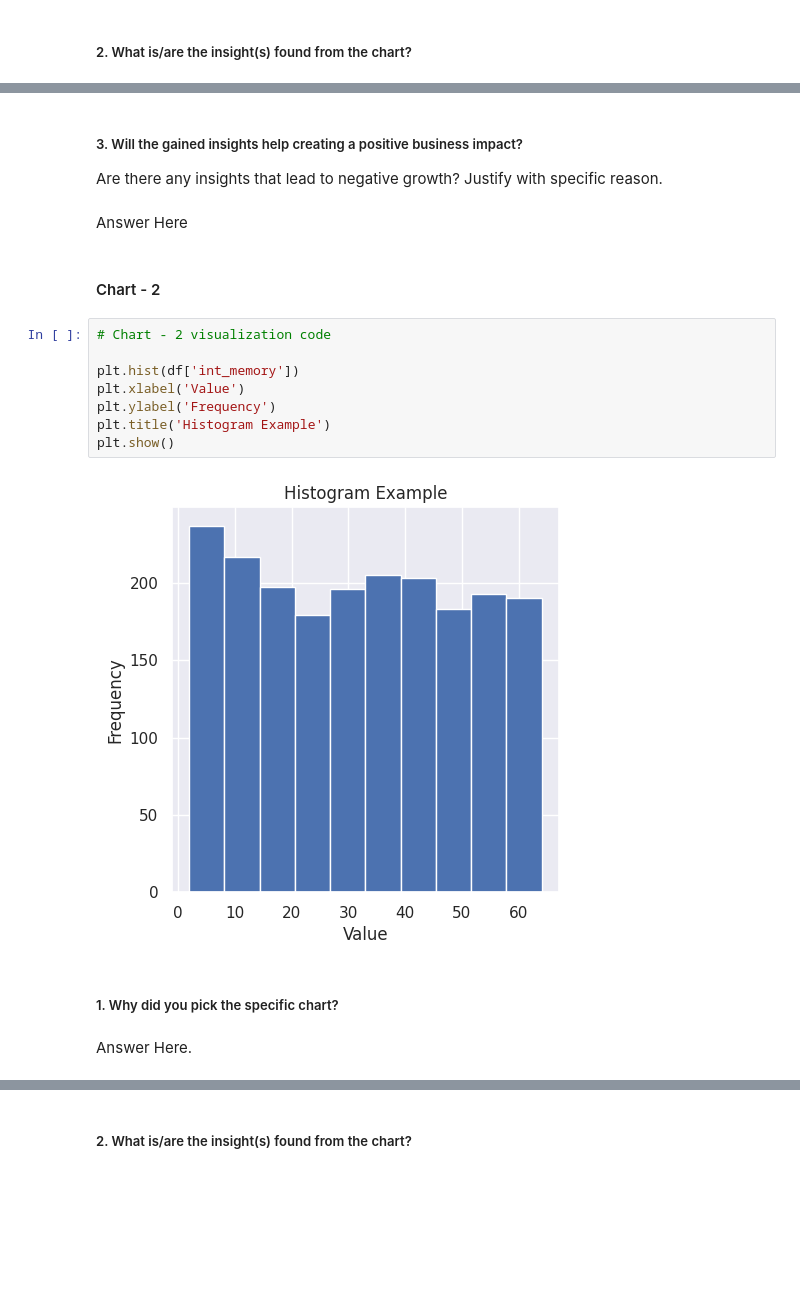
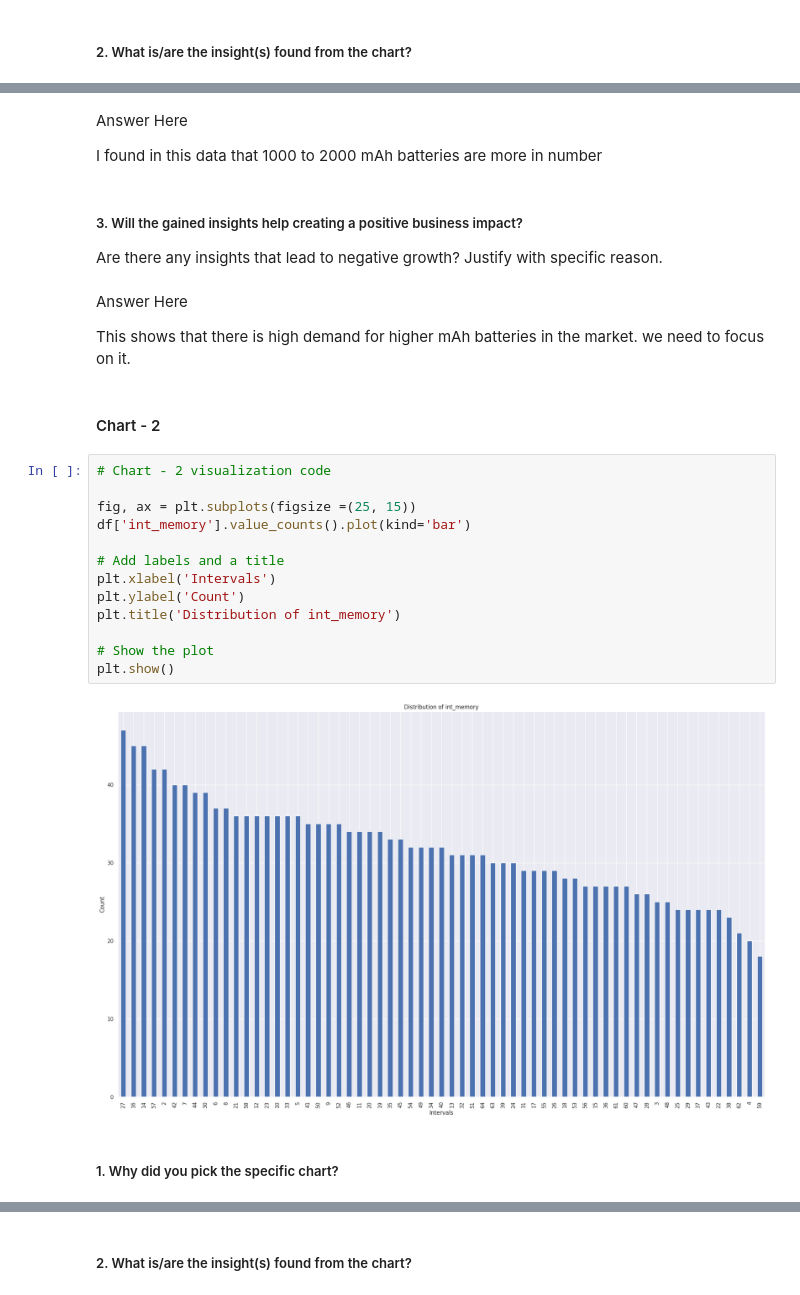
Before and after one commit to Manoharjha333/Mobile-price-range-prediction-classification, a Jupyter notebook: Mobile_price_range_prediction_classification.ipynb, the cells around one changed output, grey strips where cells are left out. Cells and saved outputs as stored; diff of their text form; blank space fills up the shorter version.

```diff
--- a/Mobile_price_range_prediction_classification.ipynb
+++ b/Mobile_price_range_prediction_classification.ipynb
@@ -554,21 +528,30 @@ Answer Here
+# %% [markdown]
+Answer Here
+
+I found in this data that 1000 to 2000 mAh batteries are more in number
 # %% [markdown]
 ##### 3. Will the gained insights help creating a positive business impact?
 Are there any insights that lead to negative growth? Justify with specific reason.
-# %% [markdown]
-Answer Here
+# %% [markdown]
+Answer Here
+
+This shows that there is high demand for higher mAh batteries in the market. we need to focus on it.
 # %% [markdown]
 #### Chart - 2
 # %%
 # Chart - 2 visualization code
 
-plt.hist(df['int_memory'])
-plt.xlabel('Value')
-plt.ylabel('Frequency')
-plt.title('Histogram Example')
+fig, ax = plt.subplots(figsize =(25, 15))
+df['int_memory'].value_counts().plot(kind='bar')
+
+# Add labels and a title
+plt.xlabel('Intervals')
+plt.ylabel('Count')
+plt.title('Distribution of int_memory')
+
+# Show the plot
 plt.show()
 # %% [output]
-[figure, old version]
+[figure, new version]
 # %% [markdown]
 ##### 1. Why did you pick the specific chart?
-# %% [markdown]
-Answer Here.
```
Also changed, not shown: parts of 80 cells of this notebook.
